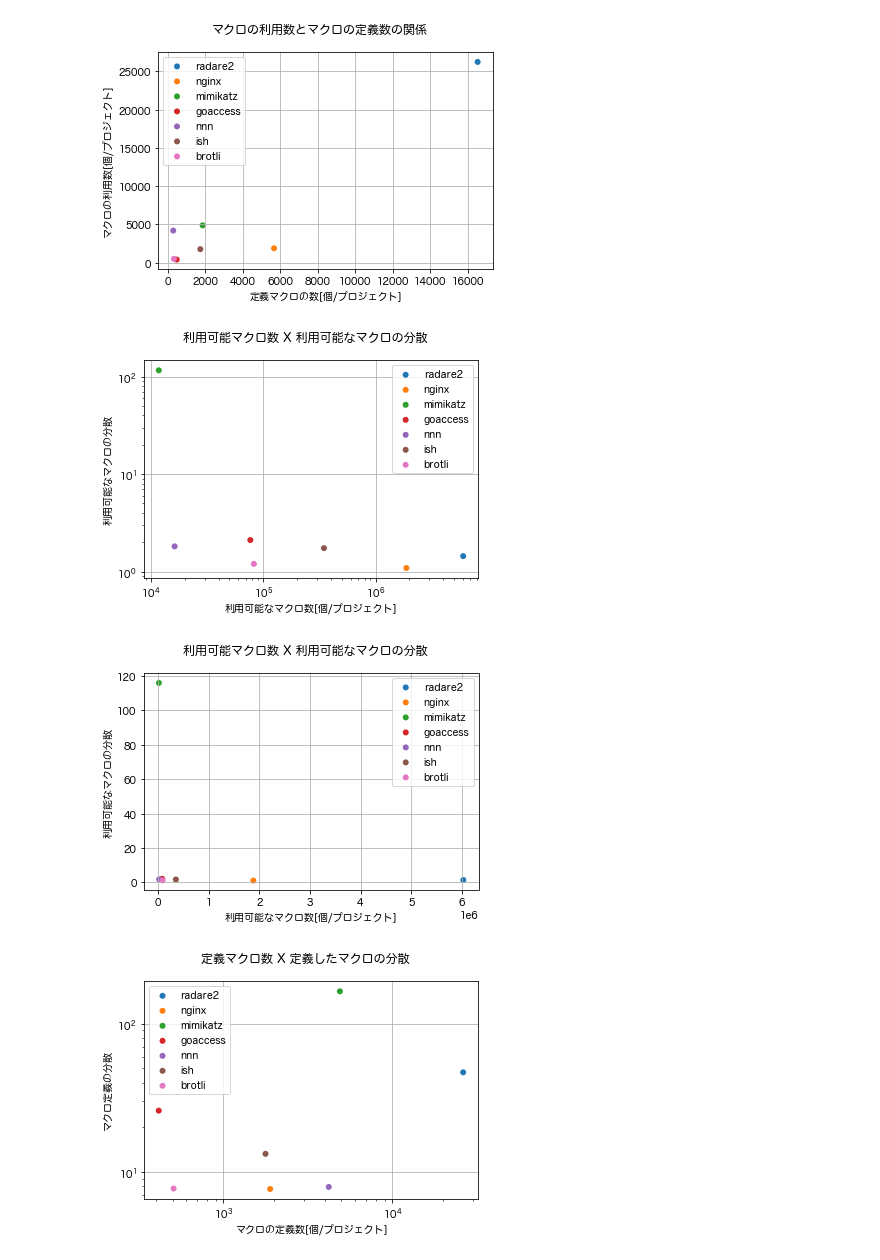
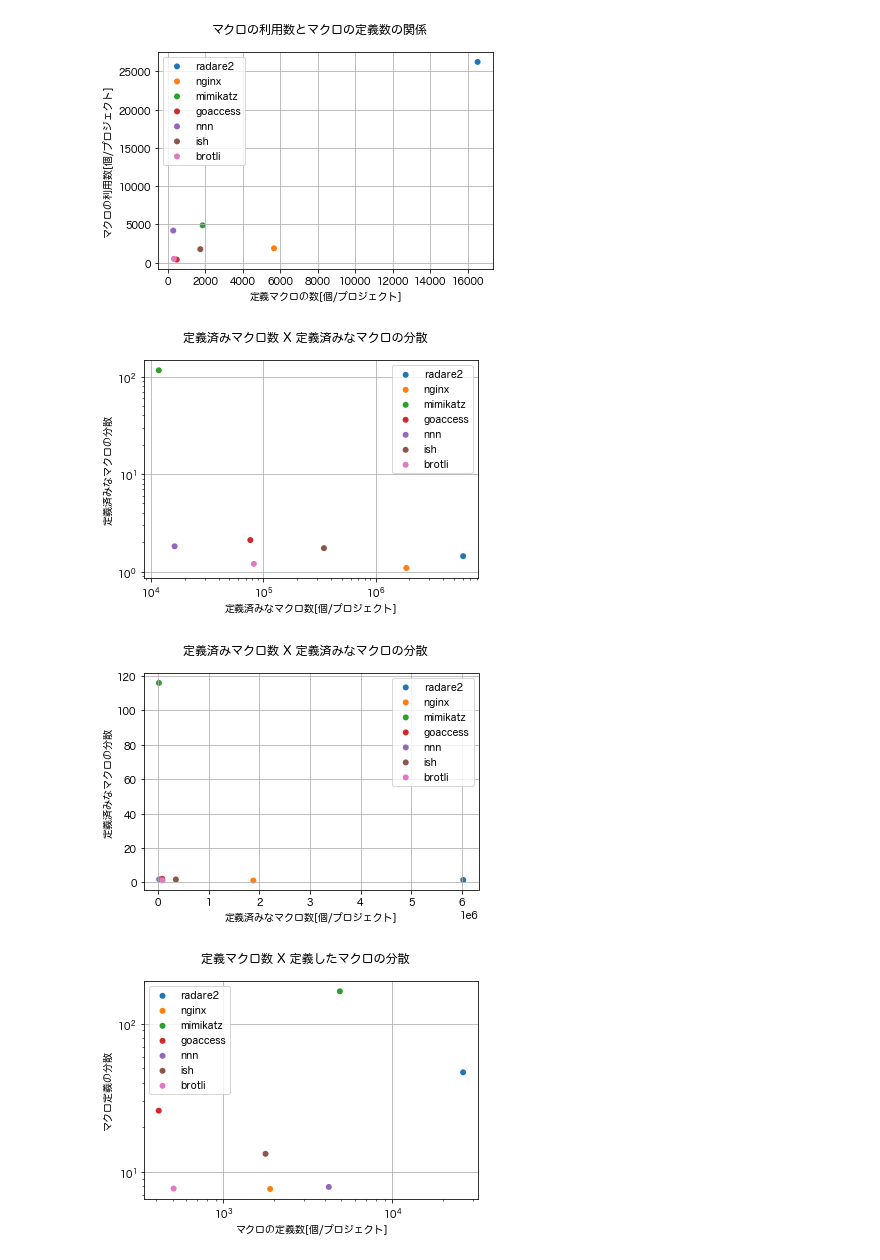
Before and after one commit to tamofplease/c_project_analysis, a Jupyter notebook: lib/loc_macros.ipynb, the cells around one changed output. Saved outputs shown, nothing was run; the diff lists cells and outputs as text; code cells hidden in the pictures.

```diff
--- a/lib/loc_macros.ipynb
+++ b/lib/loc_macros.ipynb
@@ -156,5 +156,13 @@ class macro_variance_builder():
             if macro_count > 0:
                 data.append([project_name, macro_count, variance])
         return data
+
+    def build_used_macro_variance_data(self):
+        data = []
+        for project_id, project_name in id_name_mapper.items():
+            variance, macro_count = self.calc_variance_with_project_id(used_macro_df, project_id)
+            if macro_count > 0:
+                data.append([project_name, macro_count, variance])
+        return data
 # %%
 project_loc_availabel_macro_count_data = build_project_loc_available_macro_count_data()
@@ -200,11 +208,11 @@ show_fig(data, title='マクロの利用数とマクロの定義数の関係', x
 [figure]
 # %%
 data = macro_variance_builder().build_available_macro_variance_data()
-show_fig(data, title='利用可能マクロ数 X 利用可能なマクロの分散', xlabel='利用可能なマクロ数[個/プロジェクト]', ylabel='利用可能なマクロの分散', set_log=True)
-show_fig(data, title='利用可能マクロ数 X 利用可能なマクロの分散', xlabel='利用可能なマクロ数[個/プロジェクト]', ylabel='利用可能なマクロの分散', set_log=False)
+show_fig(data, title='定義済みマクロ数 X 定義済みなマクロの分散', xlabel='定義済みなマクロ数[個/プロジェクト]', ylabel='定義済みなマクロの分散', set_log=True)
+show_fig(data, title='定義済みマクロ数 X 定義済みなマクロの分散', xlabel='定義済みなマクロ数[個/プロジェクト]', ylabel='定義済みなマクロの分散', set_log=False)
 # %% [output]
-[figure, old version]
+[figure, new version]
-[figure, old version]
+[figure, new version]
 # %%
 data = macro_variance_builder().build_defined_macro_variance_data()
 show_fig(data, title='定義マクロ数 X 定義したマクロの分散', xlabel='マクロの定義数[個/プロジェクト]', ylabel='マクロ定義の分散', set_log=True)
```
Also changed, not shown: parts of 7 cells of this notebook, 12 other files.
